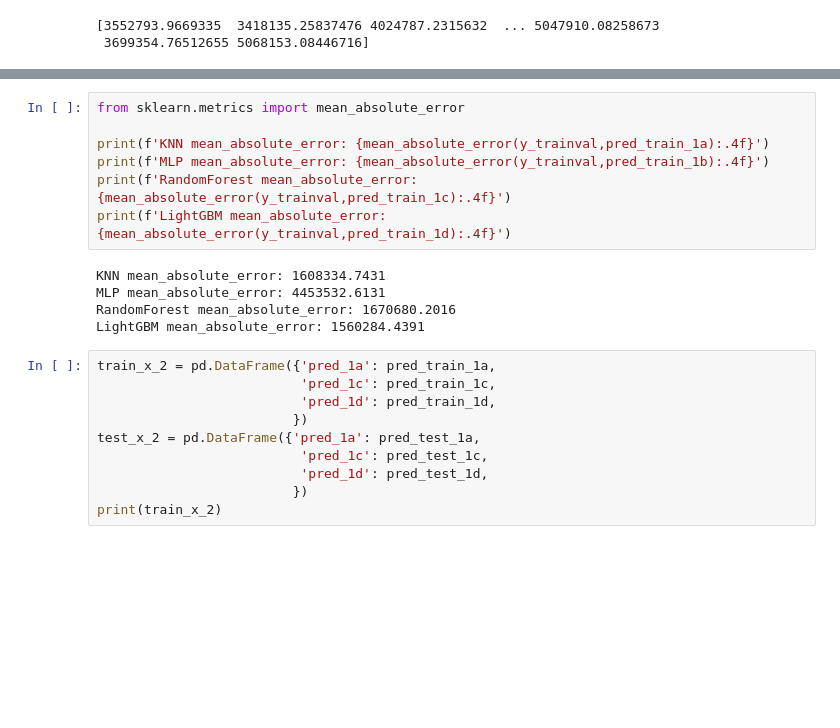
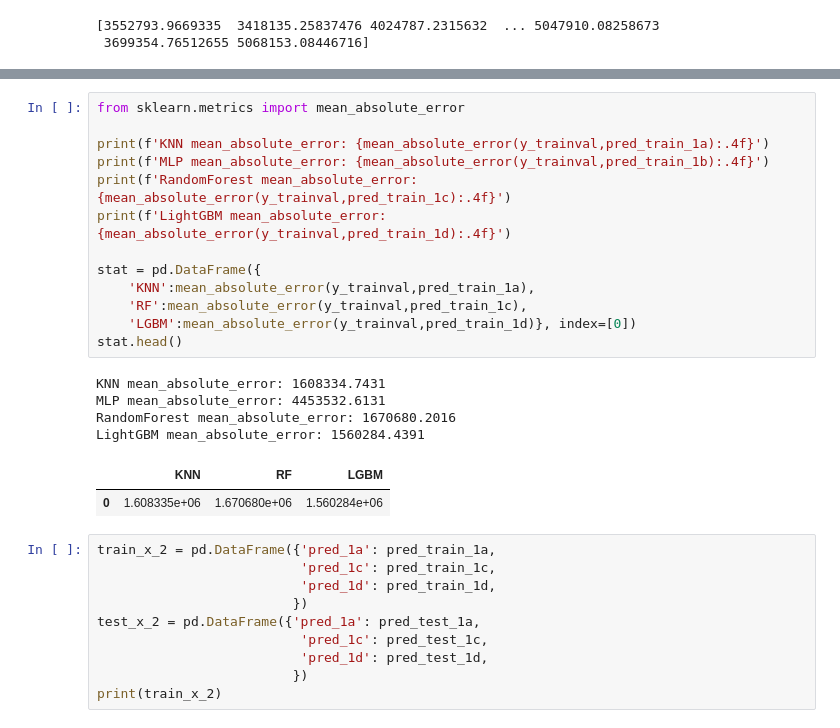
Before and after one commit to zipkaw/softarex, a Jupyter notebook: model/models.ipynb, the cells around one changed output, grey strips where cells are left out. Saved outputs shown, nothing was run; the diff lists cells and outputs as text; blank space fills up the shorter version.

```diff
--- a/model/models.ipynb
+++ b/model/models.ipynb
@@ -392,15 +368,23 @@ Early stopping, best iteration is:
 # %%
 from sklearn.metrics import mean_absolute_error
 
 print(f'KNN mean_absolute_error: {mean_absolute_error(y_trainval,pred_train_1a):.4f}')
 print(f'MLP mean_absolute_error: {mean_absolute_error(y_trainval,pred_train_1b):.4f}')
 print(f'RandomForest mean_absolute_error: {mean_absolute_error(y_trainval,pred_train_1c):.4f}')
 print(f'LightGBM mean_absolute_error: {mean_absolute_error(y_trainval,pred_train_1d):.4f}')
+
+stat = pd.DataFrame({
+    'KNN':mean_absolute_error(y_trainval,pred_train_1a),
+    'RF':mean_absolute_error(y_trainval,pred_train_1c),
+    'LGBM':mean_absolute_error(y_trainval,pred_train_1d)}, index=[0])
+stat.head()
 # %% [output]
 KNN mean_absolute_error: 1608334.7431
 MLP mean_absolute_error: 4453532.6131
 RandomForest mean_absolute_error: 1670680.2016
 LightGBM mean_absolute_error: 1560284.4391
+|  | KNN | RF | LGBM |
+| 0 | 1.608335e+06 | 1.670680e+06 | 1.560284e+06 |
 # %%
 train_x_2 = pd.DataFrame({'pred_1a': pred_train_1a,
                           'pred_1c': pred_train_1c,
```
Also changed, not shown: parts of 3 cells of this notebook, 13 other files.
